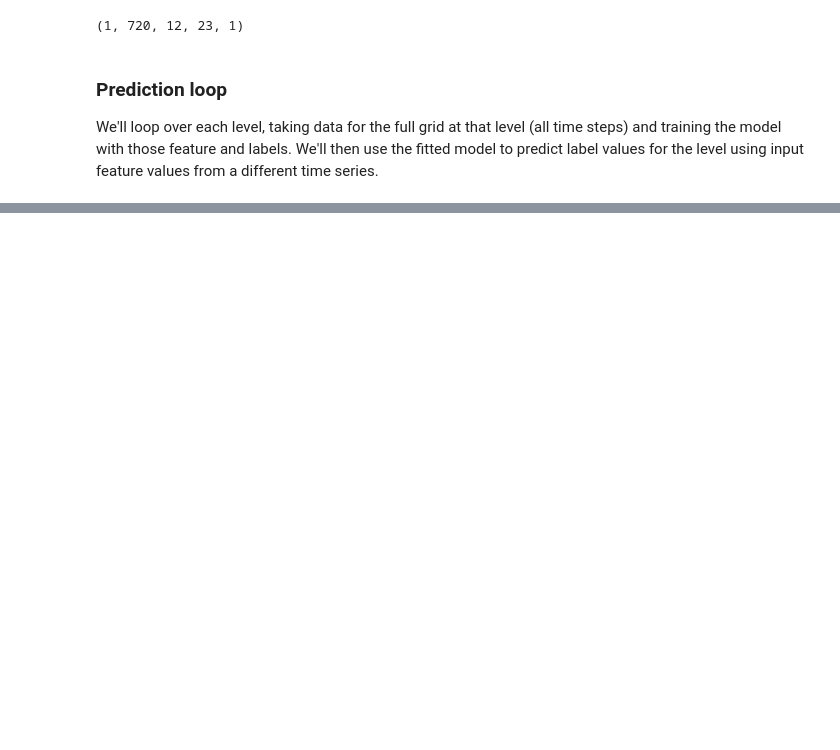
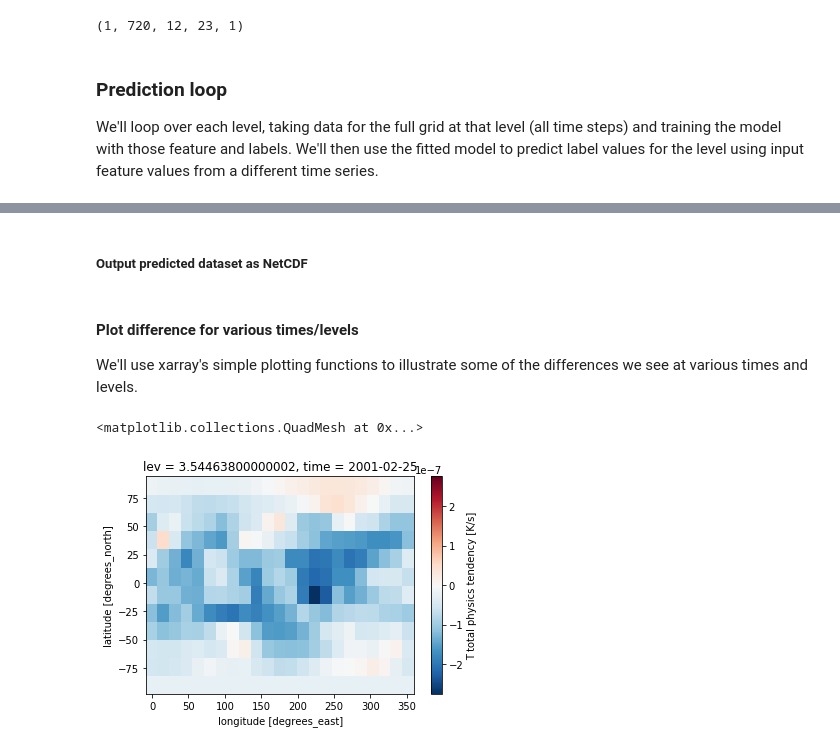
Before and after one commit to monocongo/climate_learn, a Jupyter notebook: notebooks/predict_keras.ipynb, the cells around one changed output, grey strips where cells are left out. Drawn from its saved outputs; the diff is of its cells as text; code cells hidden in the pictures; blank space fills up the shorter version.

Commit message:
added difference variables and map visualizations to notebook

```diff
--- a/notebooks/predict_keras.ipynb
+++ b/notebooks/predict_keras.ipynb
@@ -352,11 +358,8 @@ for lev in range(size_lev):
     # scale the data between 0 and 1
     scalers_x = [MinMaxScaler(feature_range=(0, 1))] * len(features)
     scalers_y = [MinMaxScaler(feature_range=(0, 1))] * len(labels)
-    scaled_train_x, scaled_predict_x, scaled_train_y = scale_4d(train_x,
-                                                                predict_x,
-                                                                train_y,
-                                                                scalers_x,
-                                                                scalers_y)
+    scaled_train_x, scaled_predict_x, scaled_train_y, scalers_x, scalers_y = \
+        scale_4d(train_x, predict_x, train_y, scalers_x, scalers_y)
 
     # reshape the data for convolutional model input
     shape_x = (1, ) + scaled_train_x.shape
@@ -418,6 +421,6 @@ At this point the entire dataset has been predicted and the predicted values are
 # %%
 # copy the prediction features dataset since the predicted label(s) should share the same coordinates, etc.
-ds_predict_labels = ds_predict_features.copy(deep=True)
+ds_predict_labels = xr.open_dataset(data_dir + "/fv091x180L26_moist_HS.cam.h1.2001-02-25-00000_lowres.nc")
 
 # remove all non-label data variables from the predictions dataset
 for var in ds_predict_labels.data_vars:
@@ -427,12 +430,9 @@ for var in ds_predict_labels.data_vars:
 # create new variables to contain the predicted labels, assign these into the prediction dataset
 predicted_label_var = xr.Variable(dims=('time', 'lev', 'lat', 'lon'),
                                   data=prediction_cnn,
-                                  attrs=ds_learn_labels[labels[0]].attrs)
+                                  attrs=ds_predict_labels[labels[0]].attrs)
 ds_predict_labels[labels[0] + "_cnn"] = predicted_label_var
 predicted_label_var = xr.Variable(dims=('time', 'lev', 'lat', 'lon'),
                                   data=prediction_dense,
-                                  attrs=ds_learn_labels[labels[0]].attrs)
+                                  attrs=ds_predict_labels[labels[0]].attrs)
 ds_predict_labels[labels[0] + "_dense"] = predicted_label_var
-
-# write the predicted label(s)' dataset as a NetCDF file
-ds_predict_labels.to_netcdf(netcdf_predict[0])
@@ -438,0 +441,19 @@ ds_predict_labels.to_netcdf(netcdf_predict[0])
+# %%
+# open the dataset containing the computed label values corresponding to the input features used for prediction
+ds_cam_labels = xr.open_dataset(data_dir + "/fv091x180L26_moist_HS.cam.h1.2001-02-25-00000_lowres.nc")
+
+# get the differences between computed and predicted values
+pttend_diff_cnn = ds_cam_labels[labels[0]].values - prediction_cnn
+pttend_diff_dense = ds_cam_labels[labels[0]].values - prediction_dense
+
+# create the variables and add to the dataset
+predicted_label_var = xr.Variable(dims=('time', 'lev', 'lat', 'lon'),
+                                  data=pttend_diff_cnn,
+                                  attrs=ds_predict_labels[labels[0]].attrs)
+ds_predict_labels[labels[0] + "_cnn_diff"] = predicted_label_var
+predicted_label_var = xr.Variable(dims=('time', 'lev', 'lat', 'lon'),
+                                  data=pttend_diff_dense,
+                                  attrs=ds_predict_labels[labels[0]].attrs)
+ds_predict_labels[labels[0] + "_dense_diff"] = predicted_label_var
+# %% [markdown]
+##### Output predicted dataset as NetCDF
@@ -438,0 +463,11 @@ ds_predict_labels.to_netcdf(netcdf_predict[0])
+# %% [markdown]
+#### Plot difference for various times/levels
+We'll use xarray's simple plotting functions to illustrate some of the differences we see at various times and levels.
+# %%
+diff_dense = ds_predict_labels[labels[0] + "_dense_diff"].isel(time=0, lev=0)
+# %%
+%matplotlib inline
+diff_dense.plot()
+# %% [output]
+<matplotlib.collections.QuadMesh at 0x...>
+[figure, added]
```
Also changed, not shown: parts of 11 cells of this notebook.
